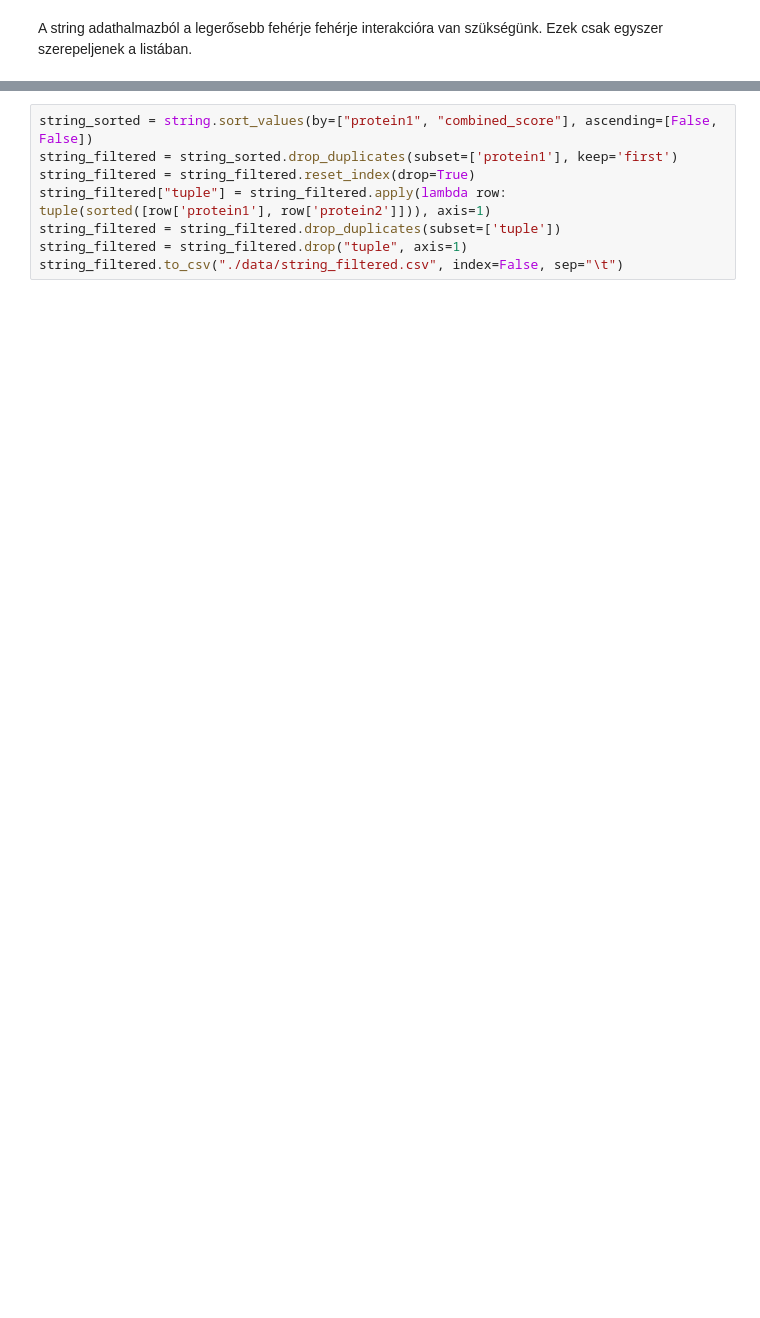
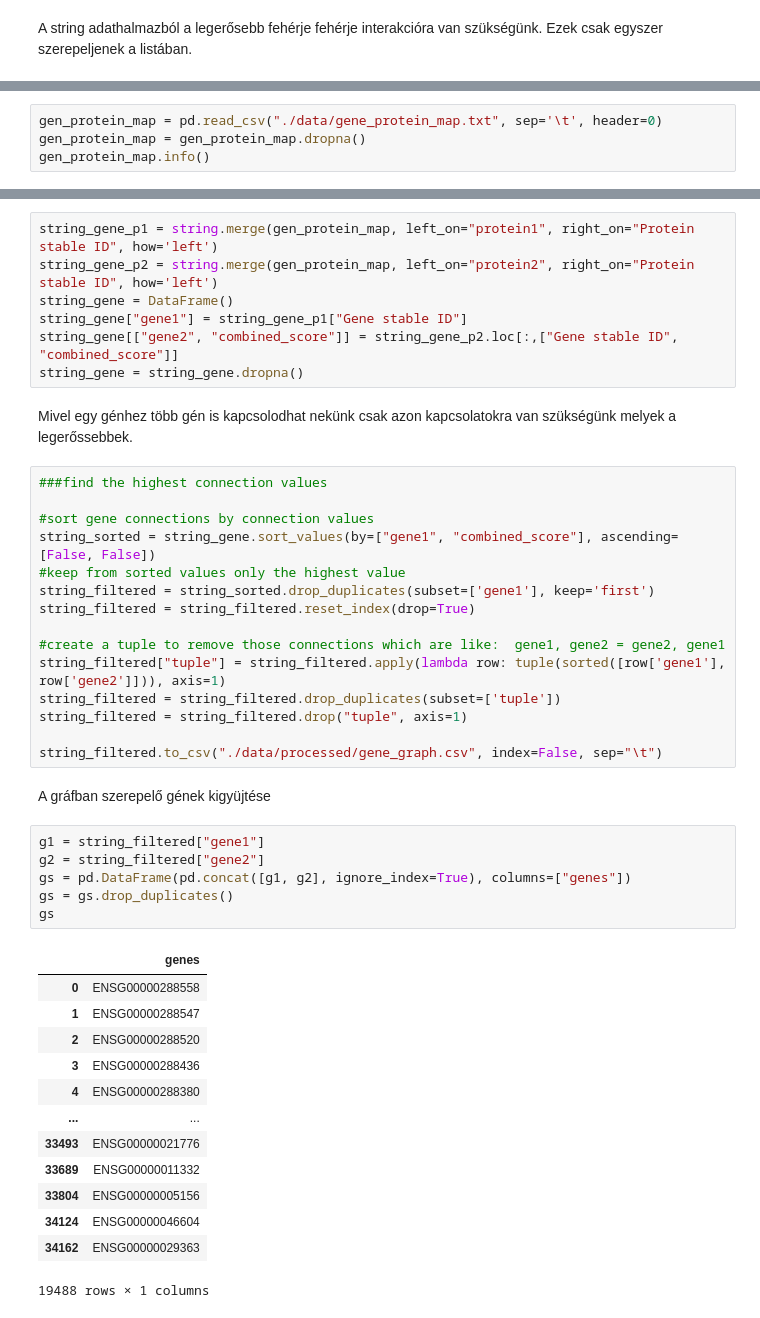
Before and after one commit to Nemes2000/gene-disease-gnn, a Jupyter notebook: data_process.ipynb, the cells around one changed output, grey strips where cells are left out. Saved outputs shown, nothing was run; the diff lists cells and outputs as text; blank space fills up the shorter version.

```diff
--- a/data_process.ipynb
+++ b/data_process.ipynb
@@ -81,3 +106,7 @@ Data columns (total 3 columns):
  2   combined_score  float64
 dtypes: float64(1), object(2)
 memory usage: 313.9+ MB
+# %%
+gen_protein_map = pd.read_csv("./data/gene_protein_map.txt", sep='\t', header=0)
+gen_protein_map = gen_protein_map.dropna()
+gen_protein_map.info()
@@ -84,9 +125,47 @@ memory usage: 313.9+ MB
+# %%
+string_gene_p1 = string.merge(gen_protein_map, left_on="protein1", right_on="Protein stable ID", how='left')
+string_gene_p2 = string.merge(gen_protein_map, left_on="protein2", right_on="Protein stable ID", how='left')
+string_gene = DataFrame()
+string_gene["gene1"] = string_gene_p1["Gene stable ID"]
+string_gene[["gene2", "combined_score"]] = string_gene_p2.loc[:,["Gene stable ID", "combined_score"]]
+string_gene = string_gene.dropna()
+# %% [markdown]
+Mivel egy génhez több gén is kapcsolodhat nekünk csak azon kapcsolatokra van szükségünk melyek a legerőssebbek.
 # %%
-string_sorted = string.sort_values(by=["protein1", "combined_score"], ascending=[False, False])
-string_filtered = string_sorted.drop_duplicates(subset=['protein1'], keep='first')
+###find the highest connection values
+
+#sort gene connections by connection values
+string_sorted = string_gene.sort_values(by=["gene1", "combined_score"], ascending=[False, False])
+#keep from sorted values only the highest value
+string_filtered = string_sorted.drop_duplicates(subset=['gene1'], keep='first')
 string_filtered = string_filtered.reset_index(drop=True)
-string_filtered["tuple"] = string_filtered.apply(lambda row: tuple(sorted([row['protein1'], row['protein2']])), axis=1)
+
+#create a tuple to remove those connections which are like:  gene1, gene2 = gene2, gene1
+string_filtered["tuple"] = string_filtered.apply(lambda row: tuple(sorted([row['gene1'], row['gene2']])), axis=1)
 string_filtered = string_filtered.drop_duplicates(subset=['tuple'])
 string_filtered = string_filtered.drop("tuple", axis=1)
-string_filtered.to_csv("./data/string_filtered.csv", index=False, sep="\t")
+
+string_filtered.to_csv("./data/processed/gene_graph.csv", index=False, sep="\t")
+# %% [markdown]
+A gráfban szerepelő gének kigyüjtése
+# %%
+g1 = string_filtered["gene1"]
+g2 = string_filtered["gene2"]
+gs = pd.DataFrame(pd.concat([g1, g2], ignore_index=True), columns=["genes"])
+gs = gs.drop_duplicates()
+gs
+# %% [output]
+|  | genes |
+| 0 | ENSG00000288558 |
+| 1 | ENSG00000288547 |
+| 2 | ENSG00000288520 |
+| 3 | ENSG00000288436 |
+| 4 | ENSG00000288380 |
+| ... | ... |
+| 33493 | ENSG00000021776 |
+| 33689 | ENSG00000011332 |
+| 33804 | ENSG00000005156 |
+| 34124 | ENSG00000046604 |
+| 34162 | ENSG00000029363 |
+19488 rows × 1 columns
 # %% [markdown]
```
Also changed, not shown: parts of 12 cells of this notebook.
